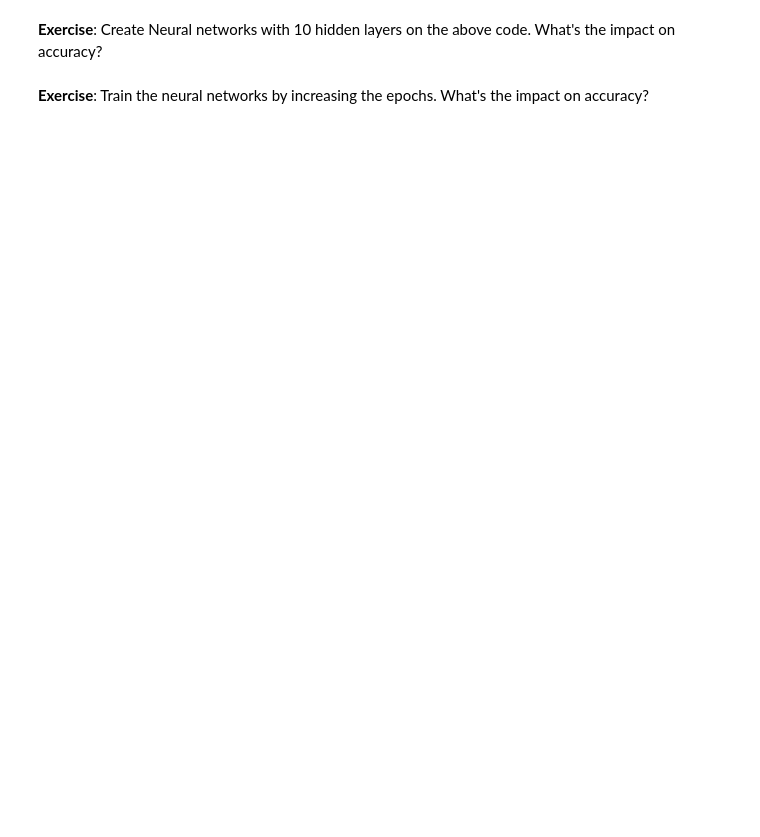
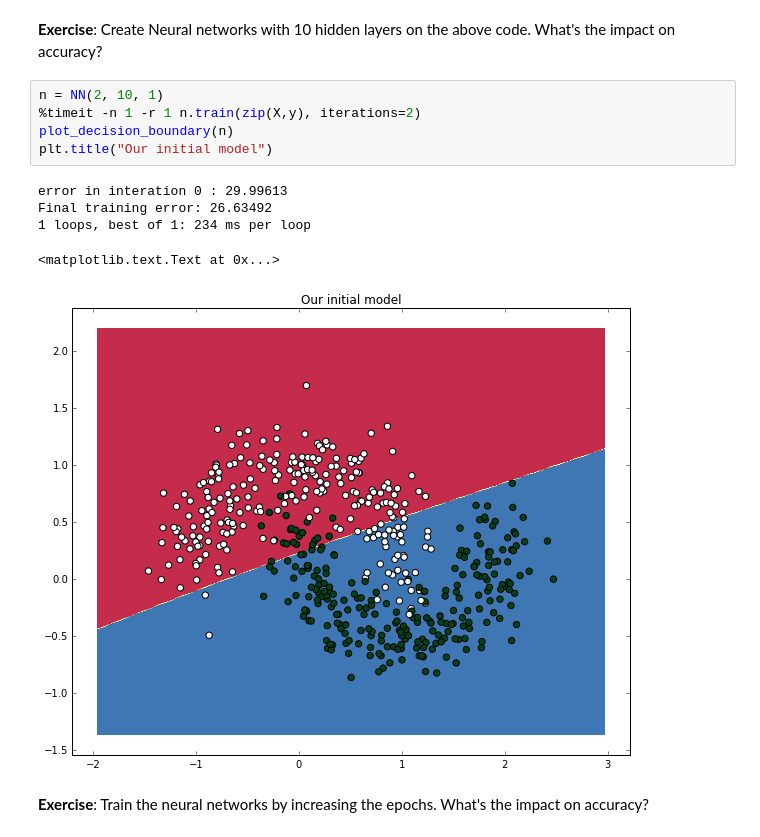
Before and after one commit to rouseguy/intro2deeplearning, a Jupyter notebook: notebooks/1. Introduction to Artificial Neural Networks.ipynb, the cells around one changed output. Saved outputs shown, nothing was run; the diff lists cells and outputs as text; blank space fills up the shorter version.

```diff
--- a/notebooks/1. Introduction to Artificial Neural Networks.ipynb
+++ b/notebooks/1. Introduction to Artificial Neural Networks.ipynb
@@ -330,4 +387,15 @@ plt.title("Our initial model")
 # %% [markdown]
 **Exercise**: Create Neural networks with 10 hidden layers on the above code. What's the impact on accuracy?
+# %%
+n = NN(2, 10, 1)
+%timeit -n 1 -r 1 n.train(zip(X,y), iterations=2)
+plot_decision_boundary(n)
+plt.title("Our initial model")
+# %% [output]
+error in interation 0 : 29.99613
+Final training error: 26.63492
+1 loops, best of 1: 234 ms per loop
+<matplotlib.text.Text at 0x...>
+[figure, added]
 # %% [markdown]
 **Exercise**: Train the neural networks by increasing the epochs. What's the impact on accuracy?
```
Also changed, not shown: parts of 9 cells of this notebook, 4 other files.
